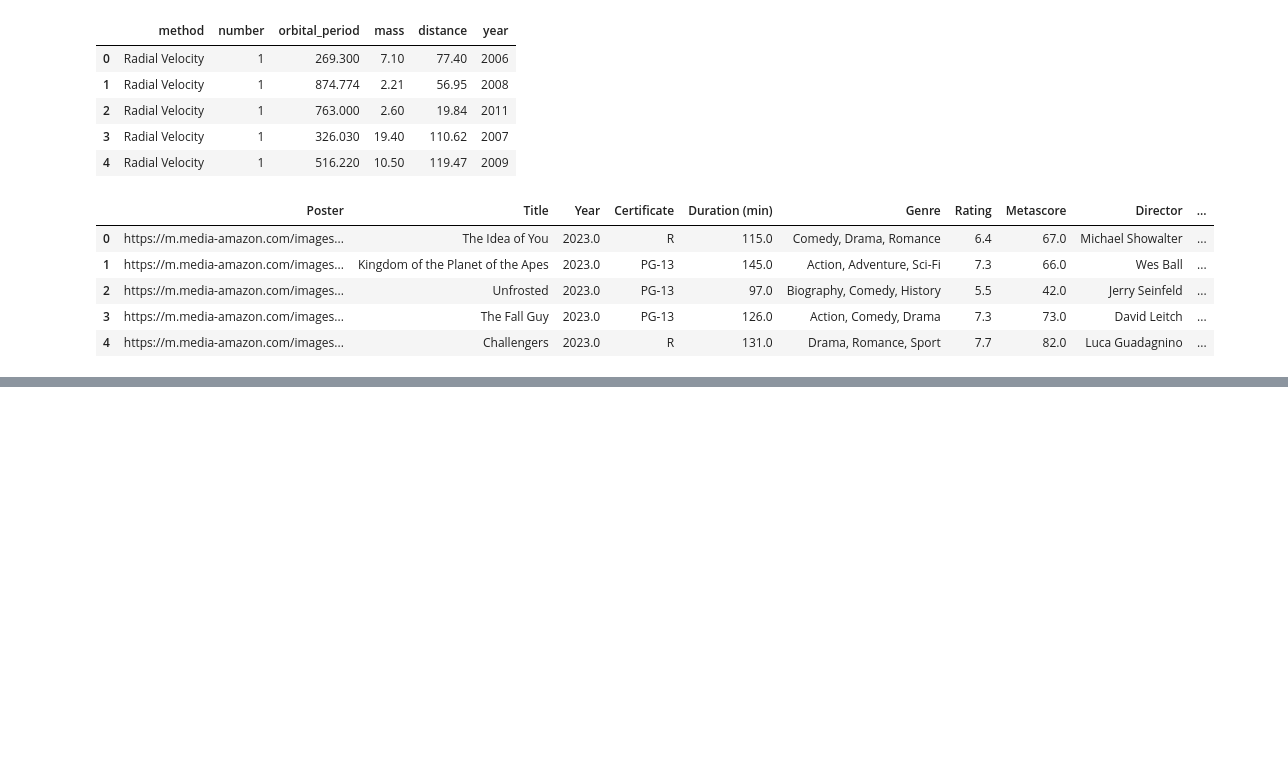
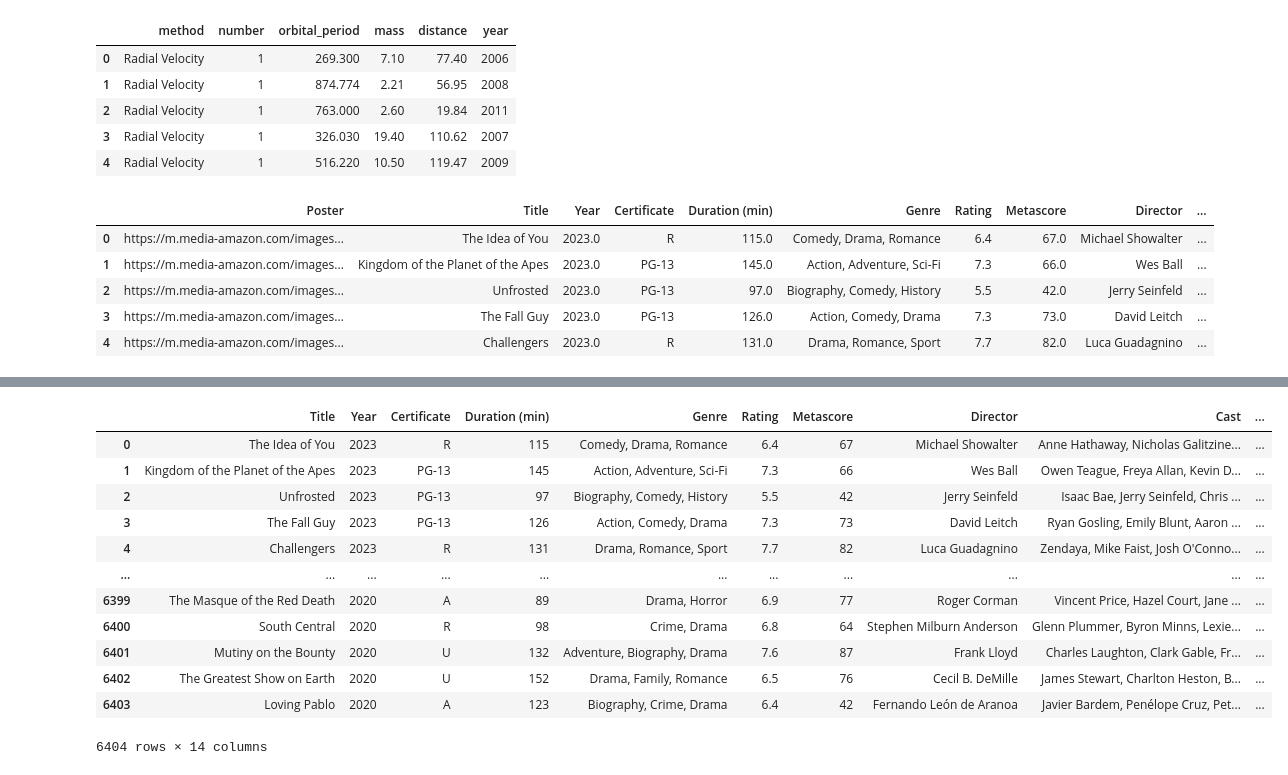
Before and after one commit to MarcelloTa/Streamlit_Project_1, a Jupyter notebook: notebooks/p_exploration.ipynb, the cells around one changed output, grey strips where cells are left out. Drawn from its saved outputs; the diff is of its cells as text; code cells hidden in the pictures; blank space fills up the shorter version.

```diff
--- a/notebooks/p_exploration.ipynb
+++ b/notebooks/p_exploration.ipynb
@@ -53,0 +116,23 @@ array([2023., 2002., 2006., 1995., 2022., 1997., 2024., 1985., 2007.,
+# %%
+# Poster-Spalte entfernen
+imdb.drop(columns=['Poster'], inplace=True)
+# %%
+# Index neu setzen
+imdb.reset_index(drop=True, inplace=True)
+# %%
+# Überprüfung
+imdb
+# %% [output]
+|  | Title | Year | Certificate | Duration (min) | Genre | Rating | Metascore | Director | Cast | ... |
+| 0 | The Idea of You | 2023 | R | 115 | Comedy, Drama, Romance | 6.4 | 67 | Michael Showalter | Anne Hathaway, Nicholas Galitzine... | ... |
+| 1 | Kingdom of the Planet of the Apes | 2023 | PG-13 | 145 | Action, Adventure, Sci-Fi | 7.3 | 66 | Wes Ball | Owen Teague, Freya Allan, Kevin D... | ... |
+| 2 | Unfrosted | 2023 | PG-13 | 97 | Biography, Comedy, History | 5.5 | 42 | Jerry Seinfeld | Isaac Bae, Jerry Seinfeld, Chris ... | ... |
+| 3 | The Fall Guy | 2023 | PG-13 | 126 | Action, Comedy, Drama | 7.3 | 73 | David Leitch | Ryan Gosling, Emily Blunt, Aaron ... | ... |
+| 4 | Challengers | 2023 | R | 131 | Drama, Romance, Sport | 7.7 | 82 | Luca Guadagnino | Zendaya, Mike Faist, Josh O'Conno... | ... |
+| ... | ... | ... | ... | ... | ... | ... | ... | ... | ... | ... |
+| 6399 | The Masque of the Red Death | 2020 | A | 89 | Drama, Horror | 6.9 | 77 | Roger Corman | Vincent Price, Hazel Court, Jane ... | ... |
+| 6400 | South Central | 2020 | R | 98 | Crime, Drama | 6.8 | 64 | Stephen Milburn Anderson | Glenn Plummer, Byron Minns, Lexie... | ... |
+| 6401 | Mutiny on the Bounty | 2020 | U | 132 | Adventure, Biography, Drama | 7.6 | 87 | Frank Lloyd | Charles Laughton, Clark Gable, Fr... | ... |
+| 6402 | The Greatest Show on Earth | 2020 | U | 152 | Drama, Family, Romance | 6.5 | 76 | Cecil B. DeMille | James Stewart, Charlton Heston, B... | ... |
+| 6403 | Loving Pablo | 2020 | A | 123 | Biography, Crime, Drama | 6.4 | 42 | Fernando León de Aranoa | Javier Bardem, Penélope Cruz, Pet... | ... |
+6404 rows × 14 columns
```
Also changed, not shown: parts of 15 cells of this notebook, 1 other file.
